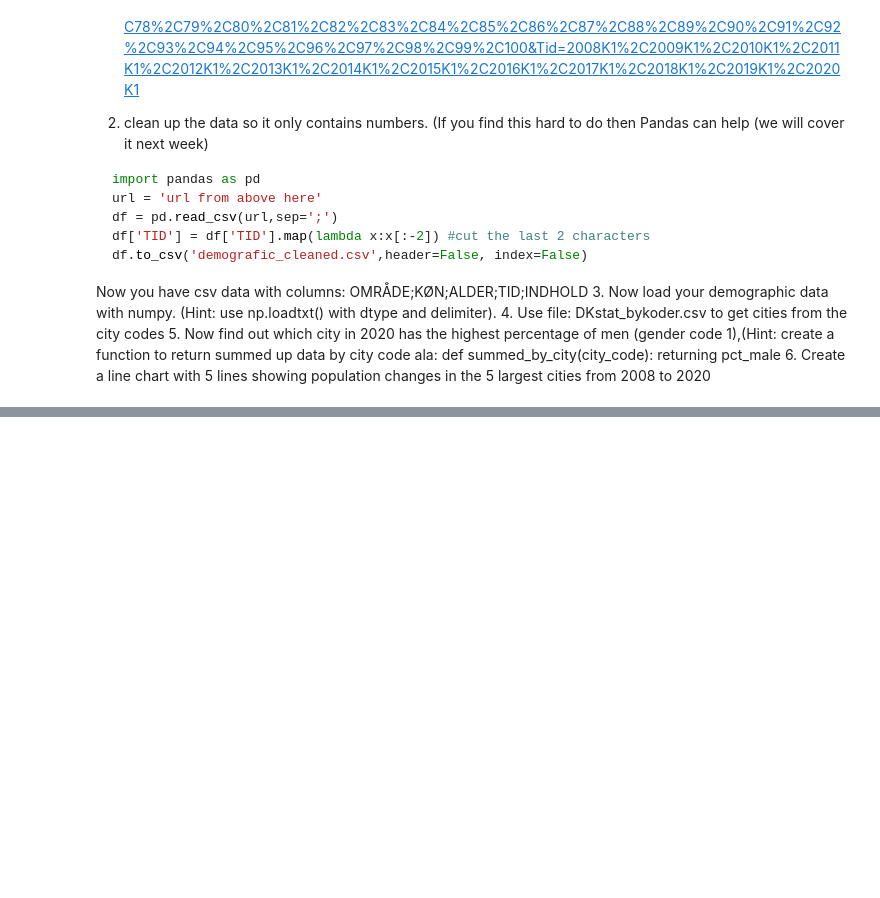
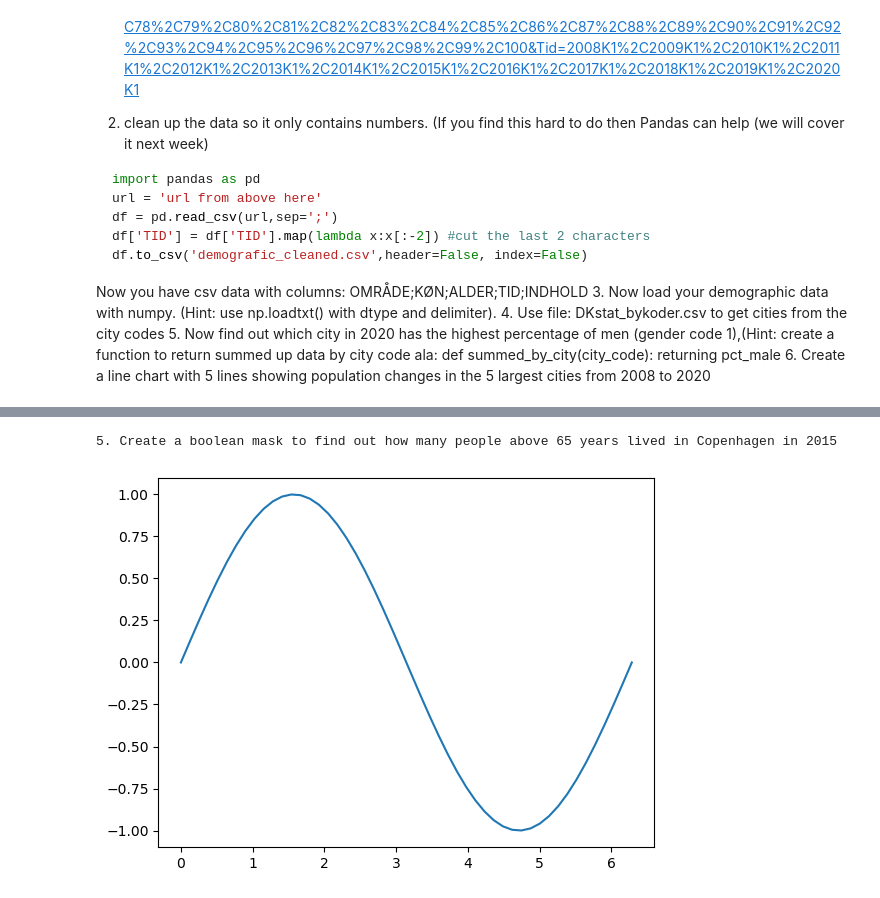
Before and after one commit to ErminDZ/my_notebooks, a Jupyter notebook: 04 Exe solution.ipynb, the cells around one changed output, grey strips where cells are left out. Drawn from its saved outputs; the diff is of its cells as text; code cells hidden in the pictures; blank space fills up the shorter version.

```diff
--- a/04 Exe solution.ipynb
+++ b/04 Exe solution.ipynb
@@ -91,0 +121,6 @@ week_ex()
+# %%
+from my_modules.weekNumpy4 import boolean_mask_above65
+boolean_mask_above65()
+# %% [output]
+5. Create a boolean mask to find out how many people above 65 years lived in Copenhagen in 2015
+[figure, added]
```
Also changed, not shown: parts of 4 cells of this notebook, 2 other files.
